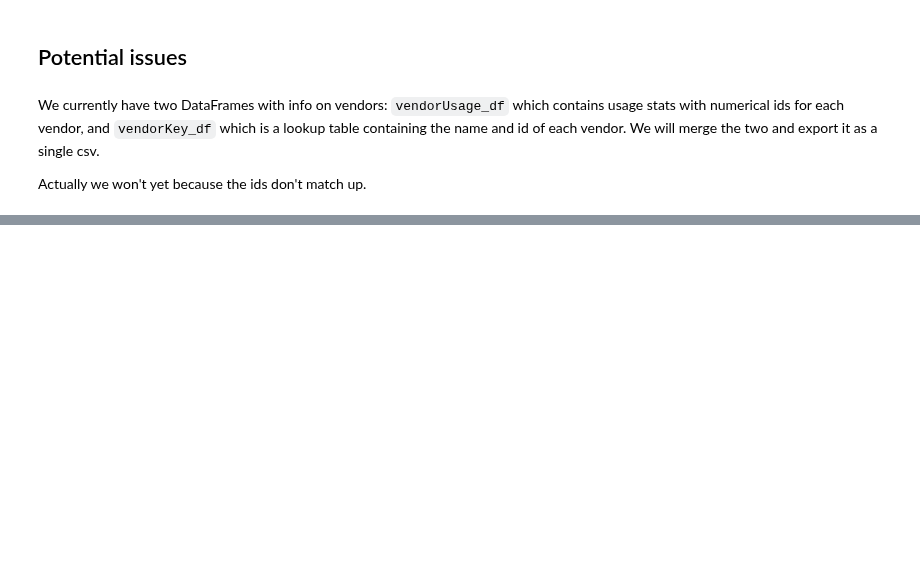
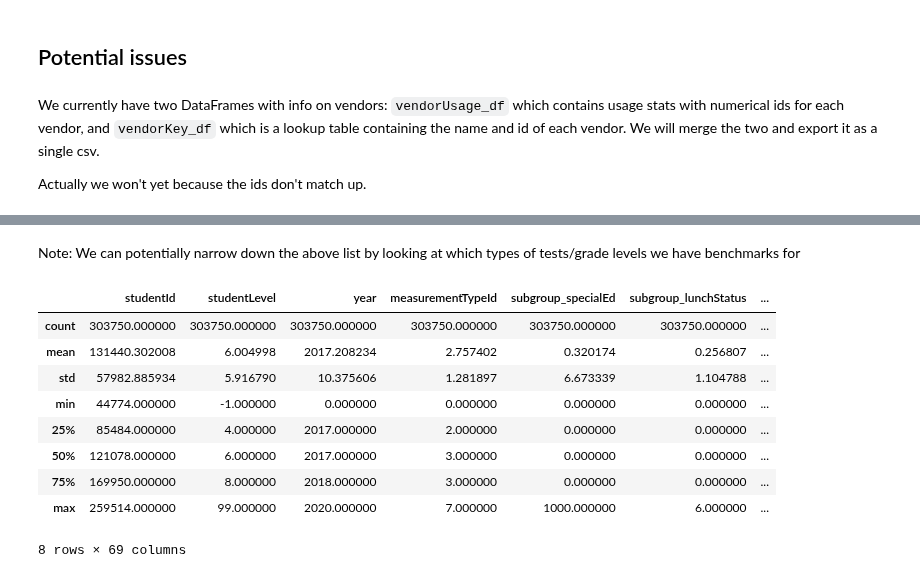
Before and after one commit to level-data-1a/predicting-proficiency, a Jupyter notebook: process_data.ipynb, the cells around one changed output, grey strips where cells are left out. Saved outputs shown, nothing was run; the diff lists cells and outputs as text; code cells hidden in the pictures; blank space fills up the shorter version.

```diff
--- a/process_data.ipynb
+++ b/process_data.ipynb
@@ -137,0 +212,15 @@ VendorIds with no key: {'62382', '25405', '37269', '27172', '62509', '23165', '6
+# %% [markdown]
+Note: We can potentially narrow down the above list by looking at which types of tests/grade levels we have benchmarks for
+# %%
+scores_df.describe()
+# %% [output]
+|  | studentId | studentLevel | year | measurementTypeId | subgroup_specialEd | subgroup_lunchStatus | ... |
+| count | 303750.000000 | 303750.000000 | 303750.000000 | 303750.000000 | 303750.000000 | 303750.000000 | ... |
+| mean | 131440.302008 | 6.004998 | 2017.208234 | 2.757402 | 0.320174 | 0.256807 | ... |
+| std | 57982.885934 | 5.916790 | 10.375606 | 1.281897 | 6.673339 | 1.104788 | ... |
+| min | 44774.000000 | -1.000000 | 0.000000 | 0.000000 | 0.000000 | 0.000000 | ... |
+| 25% | 85484.000000 | 4.000000 | 2017.000000 | 2.000000 | 0.000000 | 0.000000 | ... |
+| 50% | 121078.000000 | 6.000000 | 2017.000000 | 3.000000 | 0.000000 | 0.000000 | ... |
+| 75% | 169950.000000 | 8.000000 | 2018.000000 | 3.000000 | 0.000000 | 0.000000 | ... |
+| max | 259514.000000 | 99.000000 | 2020.000000 | 7.000000 | 1000.000000 | 6.000000 | ... |
+8 rows × 69 columns
```
Also changed, not shown: parts of 13 cells of this notebook.
